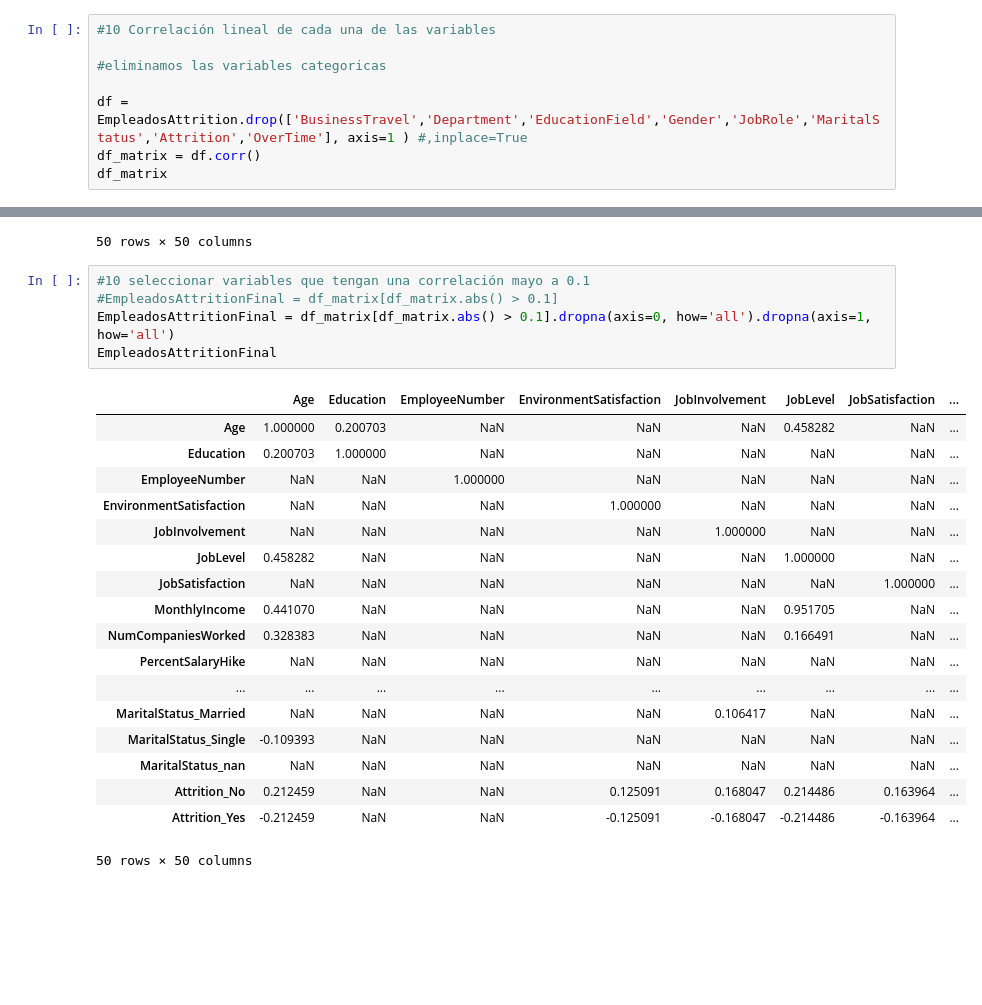
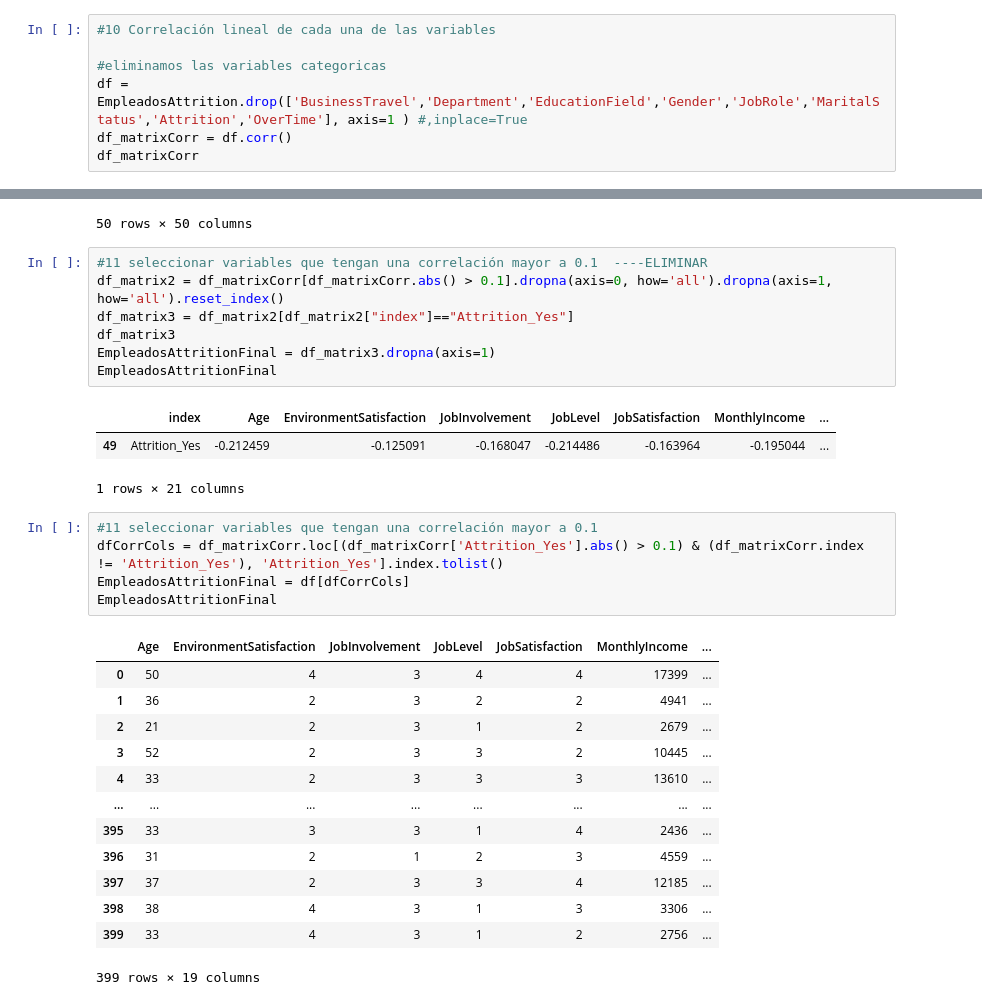
Before and after one commit to jcml002/15_Reto, a Jupyter notebook: 16_RetoEmpleados.ipynb, the cells around one changed output, grey strips where cells are left out. Cells and saved outputs as stored; diff of their text form; blank space fills up the shorter version.

```diff
--- a/16_RetoEmpleados.ipynb
+++ b/16_RetoEmpleados.ipynb
@@ -172,10 +172,9 @@ dtype: object
 #10 Correlación lineal de cada una de las variables
 
 #eliminamos las variables categoricas
-
 df = EmpleadosAttrition.drop(['BusinessTravel','Department','EducationField','Gender','JobRole','MaritalStatus','Attrition','OverTime'], axis=1 ) #,inplace=True
-df_matrix = df.corr()
-df_matrix
+df_matrixCorr = df.corr()
+df_matrixCorr
 # %% [output]
 |  | Age | Education | EmployeeNumber | EnvironmentSatisfaction | JobInvolvement | JobLevel | JobSatisfaction | ... |
 | Age | 1.000000 | 0.200703 | 0.005733 | -0.006543 | 0.038132 | 0.458282 | 0.002529 | ... |
@@ -196,26 +195,32 @@ df_matrix
 | Attrition_Yes | -0.212459 | -0.054478 | 0.009775 | -0.125091 | -0.168047 | -0.214486 | -0.163964 | ... |
 50 rows × 50 columns
 # %%
-#10 seleccionar variables que tengan una correlación mayo a 0.1
-#EmpleadosAttritionFinal = df_matrix[df_matrix.abs() > 0.1]
-EmpleadosAttritionFinal = df_matrix[df_matrix.abs() > 0.1].dropna(axis=0, how='all').dropna(axis=1, how='all')
+#11 seleccionar variables que tengan una correlación mayor a 0.1  ----ELIMINAR
+df_matrix2 = df_matrixCorr[df_matrixCorr.abs() > 0.1].dropna(axis=0, how='all').dropna(axis=1, how='all').reset_index()
+df_matrix3 = df_matrix2[df_matrix2["index"]=="Attrition_Yes"]
+df_matrix3
+EmpleadosAttritionFinal = df_matrix3.dropna(axis=1)
 EmpleadosAttritionFinal
 # %% [output]
-|  | Age | Education | EmployeeNumber | EnvironmentSatisfaction | JobInvolvement | JobLevel | JobSatisfaction | ... |
-| Age | 1.000000 | 0.200703 | NaN | NaN | NaN | 0.458282 | NaN | ... |
-| Education | 0.200703 | 1.000000 | NaN | NaN | NaN | NaN | NaN | ... |
-| EmployeeNumber | NaN | NaN | 1.000000 | NaN | NaN | NaN | NaN | ... |
-| EnvironmentSatisfaction | NaN | NaN | NaN | 1.000000 | NaN | NaN | NaN | ... |
-| JobInvolvement | NaN | NaN | NaN | NaN | 1.000000 | NaN | NaN | ... |
-| JobLevel | 0.458282 | NaN | NaN | NaN | NaN | 1.000000 | NaN | ... |
-| JobSatisfaction | NaN | NaN | NaN | NaN | NaN | NaN | 1.000000 | ... |
-| MonthlyIncome | 0.441070 | NaN | NaN | NaN | NaN | 0.951705 | NaN | ... |
-| NumCompaniesWorked | 0.328383 | NaN | NaN | NaN | NaN | 0.166491 | NaN | ... |
-| PercentSalaryHike | NaN | NaN | NaN | NaN | NaN | NaN | NaN | ... |
-| ... | ... | ... | ... | ... | ... | ... | ... | ... |
-| MaritalStatus_Married | NaN | NaN | NaN | NaN | 0.106417 | NaN | NaN | ... |
-| MaritalStatus_Single | -0.109393 | NaN | NaN | NaN | NaN | NaN | NaN | ... |
-| MaritalStatus_nan | NaN | NaN | NaN | NaN | NaN | NaN | NaN | ... |
-| Attrition_No | 0.212459 | NaN | NaN | 0.125091 | 0.168047 | 0.214486 | 0.163964 | ... |
-| Attrition_Yes | -0.212459 | NaN | NaN | -0.125091 | -0.168047 | -0.214486 | -0.163964 | ... |
+|  | index | Age | EnvironmentSatisfaction | JobInvolvement | JobLevel | JobSatisfaction | MonthlyIncome | ... |
+| 49 | Attrition_Yes | -0.212459 | -0.125091 | -0.168047 | -0.214486 | -0.163964 | -0.195044 | ... |
-50 rows × 50 columns
+1 rows × 21 columns
+# %%
+#11 seleccionar variables que tengan una correlación mayor a 0.1
+dfCorrCols = df_matrixCorr.loc[(df_matrixCorr['Attrition_Yes'].abs() > 0.1) & (df_matrixCorr.index != 'Attrition_Yes'), 'Attrition_Yes'].index.tolist()
+EmpleadosAttritionFinal = df[dfCorrCols]
+EmpleadosAttritionFinal
+# %% [output]
+|  | Age | EnvironmentSatisfaction | JobInvolvement | JobLevel | JobSatisfaction | MonthlyIncome | ... |
+| 0 | 50 | 4 | 3 | 4 | 4 | 17399 | ... |
+| 1 | 36 | 2 | 3 | 2 | 2 | 4941 | ... |
+| 2 | 21 | 2 | 3 | 1 | 2 | 2679 | ... |
+| 3 | 52 | 2 | 3 | 3 | 2 | 10445 | ... |
+| 4 | 33 | 2 | 3 | 3 | 3 | 13610 | ... |
+| ... | ... | ... | ... | ... | ... | ... | ... |
+| 395 | 33 | 3 | 3 | 1 | 4 | 2436 | ... |
+| 396 | 31 | 2 | 1 | 2 | 3 | 4559 | ... |
+| 397 | 37 | 2 | 3 | 3 | 4 | 12185 | ... |
+| 398 | 38 | 4 | 3 | 1 | 3 | 3306 | ... |
+| 399 | 33 | 4 | 3 | 1 | 2 | 2756 | ... |
+399 rows × 19 columns
```
Also changed, not shown: parts of 2 cells of this notebook.
